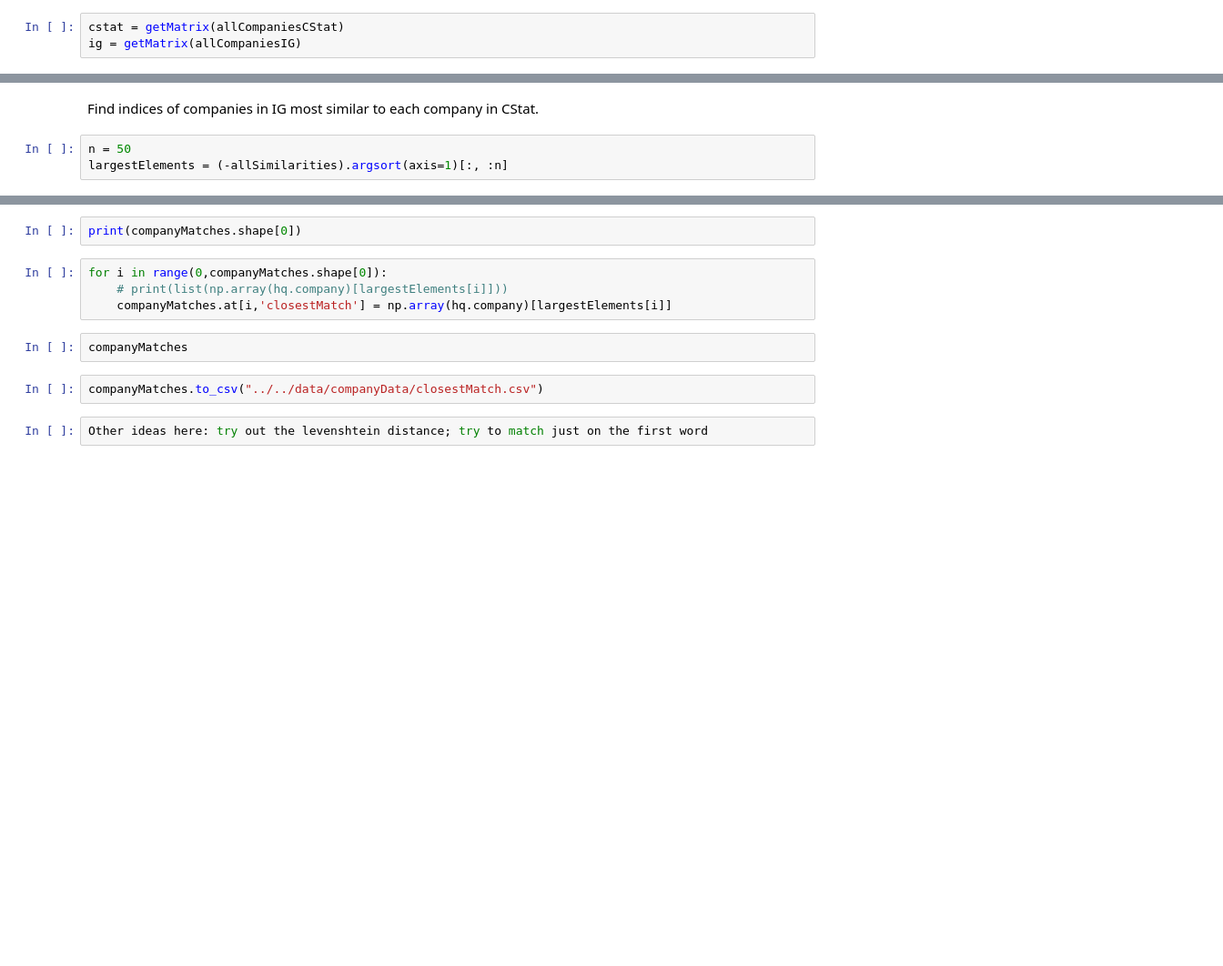
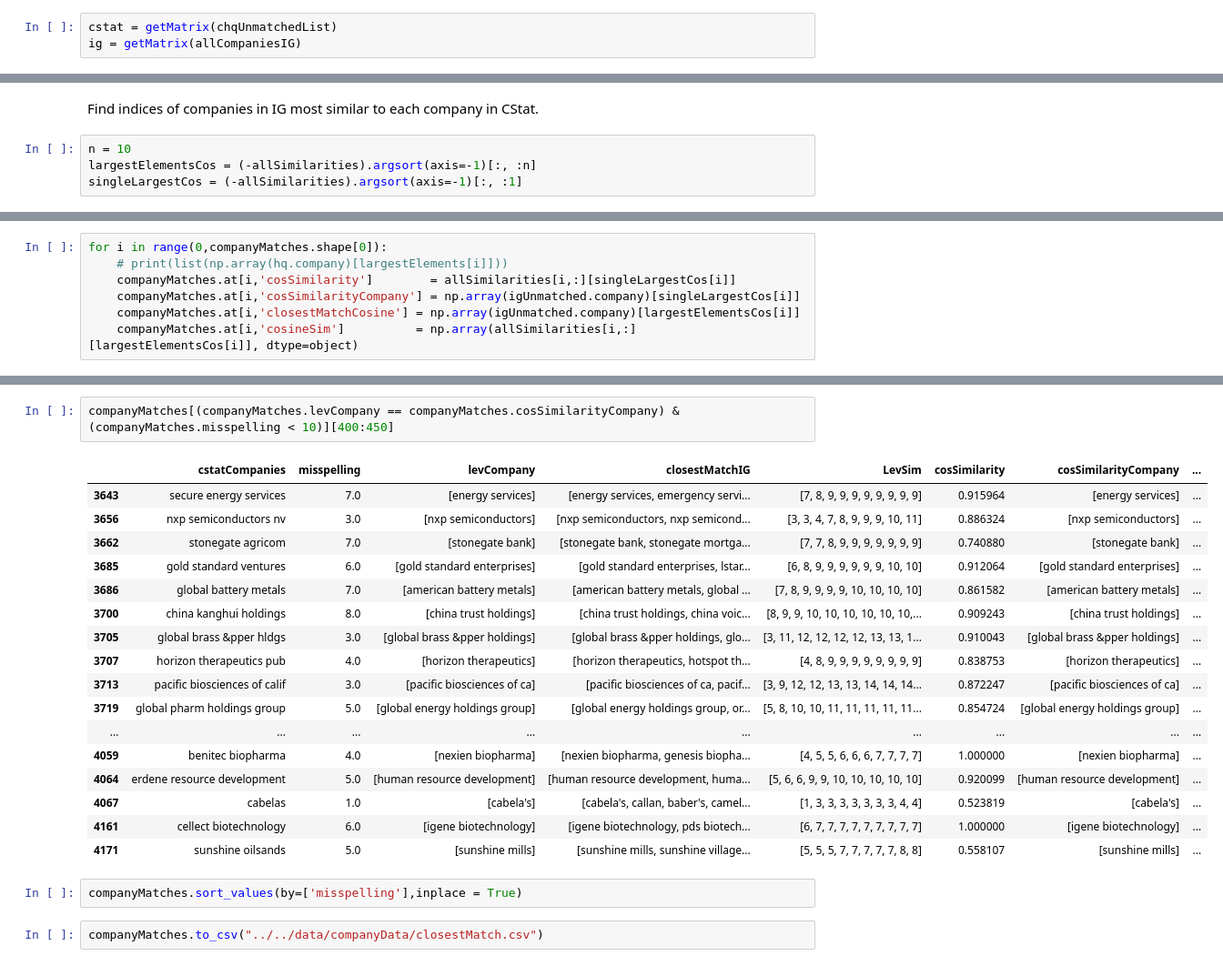
Before and after one commit to brianreed21/extremes, a Jupyter notebook: extremesCleaningCode/linking.ipynb, the cells around one changed output, grey strips where cells are left out. Shown at 91% size. Cells and saved outputs as stored; diff of their text form; blank space fills up the shorter version.

```diff
--- a/extremesCleaningCode/linking.ipynb
+++ b/extremesCleaningCode/linking.ipynb
@@ -147,3 +491,3 @@ def getMatrix(companyEmbeddings):
 # %%
-cstat = getMatrix(allCompaniesCStat)
+cstat = getMatrix(chqUnmatchedList)
 ig = getMatrix(allCompaniesIG)
@@ -158,5 +515,6 @@ allSimilarities[0:5,:]
 # %% [markdown]
 Find indices of companies in IG most similar to each company in CStat.
 # %%
-n = 50
-largestElements = (-allSimilarities).argsort(axis=1)[:, :n]
+n = 10
+largestElementsCos = (-allSimilarities).argsort(axis=-1)[:, :n]
+singleLargestCos = (-allSimilarities).argsort(axis=-1)[:, :1]
@@ -166 +523,8 @@ companyMatches['cstatCompanies'] = chqUnmatched.company
+# %%
+for i in range(0,companyMatches.shape[0]):
+    # print(list(np.array(hq.company)[largestElements[i]]))
+    companyMatches.at[i,'cosSimilarity']        = allSimilarities[i,:][singleLargestCos[i]]
+    companyMatches.at[i,'cosSimilarityCompany'] = np.array(igUnmatched.company)[singleLargestCos[i]]
+    companyMatches.at[i,'closestMatchCosine'] = np.array(igUnmatched.company)[largestElementsCos[i]]
+    companyMatches.at[i,'cosineSim']          = np.array(allSimilarities[i,:][largestElementsCos[i]], dtype=object)
 # %%
@@ -168,12 +539,24 @@ companyMatches
-# %%
-print(companyMatches.shape[0])
-# %%
-for i in range(0,companyMatches.shape[0]):
-    # print(list(np.array(hq.company)[largestElements[i]]))
-    companyMatches.at[i,'closestMatch'] = np.array(hq.company)[largestElements[i]]
-# %%
-companyMatches
+# %%
+companyMatches[(companyMatches.levCompany == companyMatches.cosSimilarityCompany) & (companyMatches.misspelling < 10)][400:450]
+# %% [output]
+|  | cstatCompanies | misspelling | levCompany | closestMatchIG | LevSim | cosSimilarity | cosSimilarityCompany | ... |
+| 3643 | secure energy services | 7.0 | [energy services] | [energy services, emergency servi... | [7, 8, 9, 9, 9, 9, 9, 9, 9, 9] | 0.915964 | [energy services] | ... |
+| 3656 | nxp semiconductors nv | 3.0 | [nxp semiconductors] | [nxp semiconductors, nxp semicond... | [3, 3, 4, 7, 8, 9, 9, 9, 10, 11] | 0.886324 | [nxp semiconductors] | ... |
+| 3662 | stonegate agricom | 7.0 | [stonegate bank] | [stonegate bank, stonegate mortga... | [7, 7, 8, 9, 9, 9, 9, 9, 9, 9] | 0.740880 | [stonegate bank] | ... |
+| 3685 | gold standard ventures | 6.0 | [gold standard enterprises] | [gold standard enterprises, lstar... | [6, 8, 9, 9, 9, 9, 9, 9, 10, 10] | 0.912064 | [gold standard enterprises] | ... |
+| 3686 | global battery metals | 7.0 | [american battery metals] | [american battery metals, global ... | [7, 8, 9, 9, 9, 9, 10, 10, 10, 10] | 0.861582 | [american battery metals] | ... |
+| 3700 | china kanghui holdings | 8.0 | [china trust holdings] | [china trust holdings, china voic... | [8, 9, 9, 10, 10, 10, 10, 10, 10,... | 0.909243 | [china trust holdings] | ... |
+| 3705 | global brass &pper hldgs | 3.0 | [global brass &pper holdings] | [global brass &pper holdings, glo... | [3, 11, 12, 12, 12, 12, 13, 13, 1... | 0.910043 | [global brass &pper holdings] | ... |
+| 3707 | horizon therapeutics pub | 4.0 | [horizon therapeutics] | [horizon therapeutics, hotspot th... | [4, 8, 9, 9, 9, 9, 9, 9, 9, 9] | 0.838753 | [horizon therapeutics] | ... |
+| 3713 | pacific biosciences of calif | 3.0 | [pacific biosciences of ca] | [pacific biosciences of ca, pacif... | [3, 9, 12, 12, 13, 13, 14, 14, 14... | 0.872247 | [pacific biosciences of ca] | ... |
+| 3719 | global pharm holdings group | 5.0 | [global energy holdings group] | [global energy holdings group, or... | [5, 8, 10, 10, 11, 11, 11, 11, 11... | 0.854724 | [global energy holdings group] | ... |
+| ... | ... | ... | ... | ... | ... | ... | ... | ... |
+| 4059 | benitec biopharma | 4.0 | [nexien biopharma] | [nexien biopharma, genesis biopha... | [4, 5, 5, 6, 6, 6, 7, 7, 7, 7] | 1.000000 | [nexien biopharma] | ... |
+| 4064 | erdene resource development | 5.0 | [human resource development] | [human resource development, huma... | [5, 6, 6, 9, 9, 10, 10, 10, 10, 10] | 0.920099 | [human resource development] | ... |
+| 4067 | cabelas | 1.0 | [cabela's] | [cabela's, callan, baber's, camel... | [1, 3, 3, 3, 3, 3, 3, 3, 4, 4] | 0.523819 | [cabela's] | ... |
+| 4161 | cellect biotechnology | 6.0 | [igene biotechnology] | [igene biotechnology, pds biotech... | [6, 7, 7, 7, 7, 7, 7, 7, 7, 7] | 1.000000 | [igene biotechnology] | ... |
+| 4171 | sunshine oilsands | 5.0 | [sunshine mills] | [sunshine mills, sunshine village... | [5, 5, 5, 7, 7, 7, 7, 7, 8, 8] | 0.558107 | [sunshine mills] | ... |
+# %%
+companyMatches.sort_values(by=['misspelling'],inplace = True)
 # %%
 companyMatches.to_csv("../../data/companyData/closestMatch.csv")
-# %%
-Other ideas here: try out the levenshtein distance; try to match just on the first word
```
Also changed, not shown: parts of 71 cells of this notebook.
